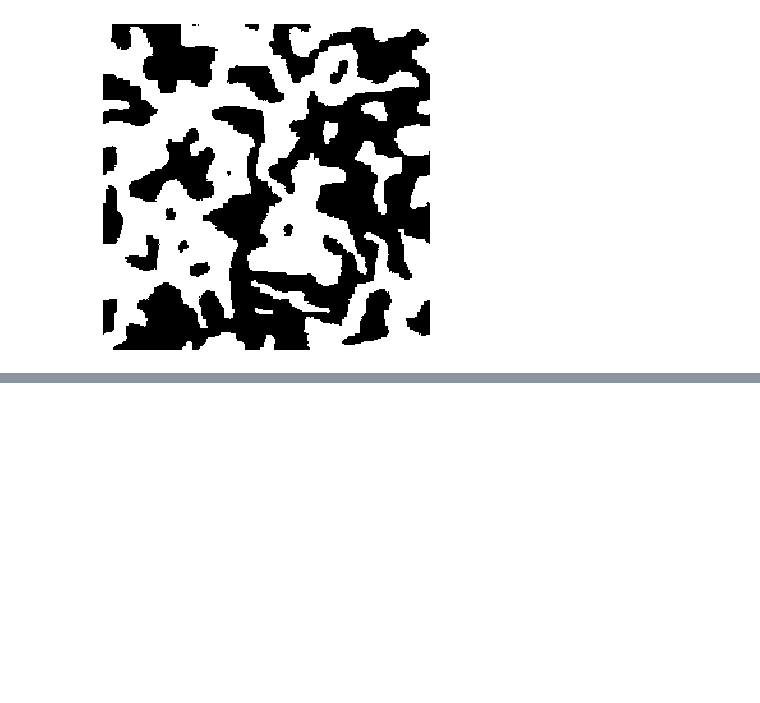
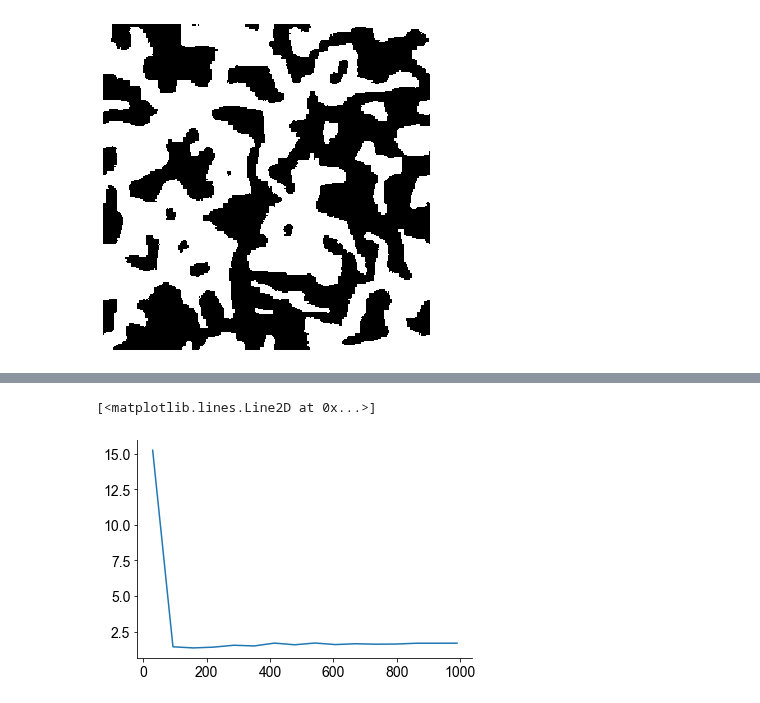
Before and after one commit to voytekresearch/galaxybrain, a Jupyter notebook: notebooks/IsingSimulation.ipynb, the cells around one changed output, grey strips where cells are left out. Cells and saved outputs as stored; diff of their text form; code cells hidden in the pictures; blank space fills up the shorter version.

```diff
--- a/notebooks/IsingSimulation.ipynb
+++ b/notebooks/IsingSimulation.ipynb
@@ -73,0 +129,5 @@ x= ising.metro_ising(N=256,T=0.1,runtime=500,plot='static')
+# %%
+plt.plot(subset_sizes, sim_data['1.00']['espec_exp'][0])
+# %% [output]
+[<matplotlib.lines.Line2D at 0x...>]
+[figure, added]
```
Also changed, not shown: parts of 8 cells of this notebook, 8 other files.
